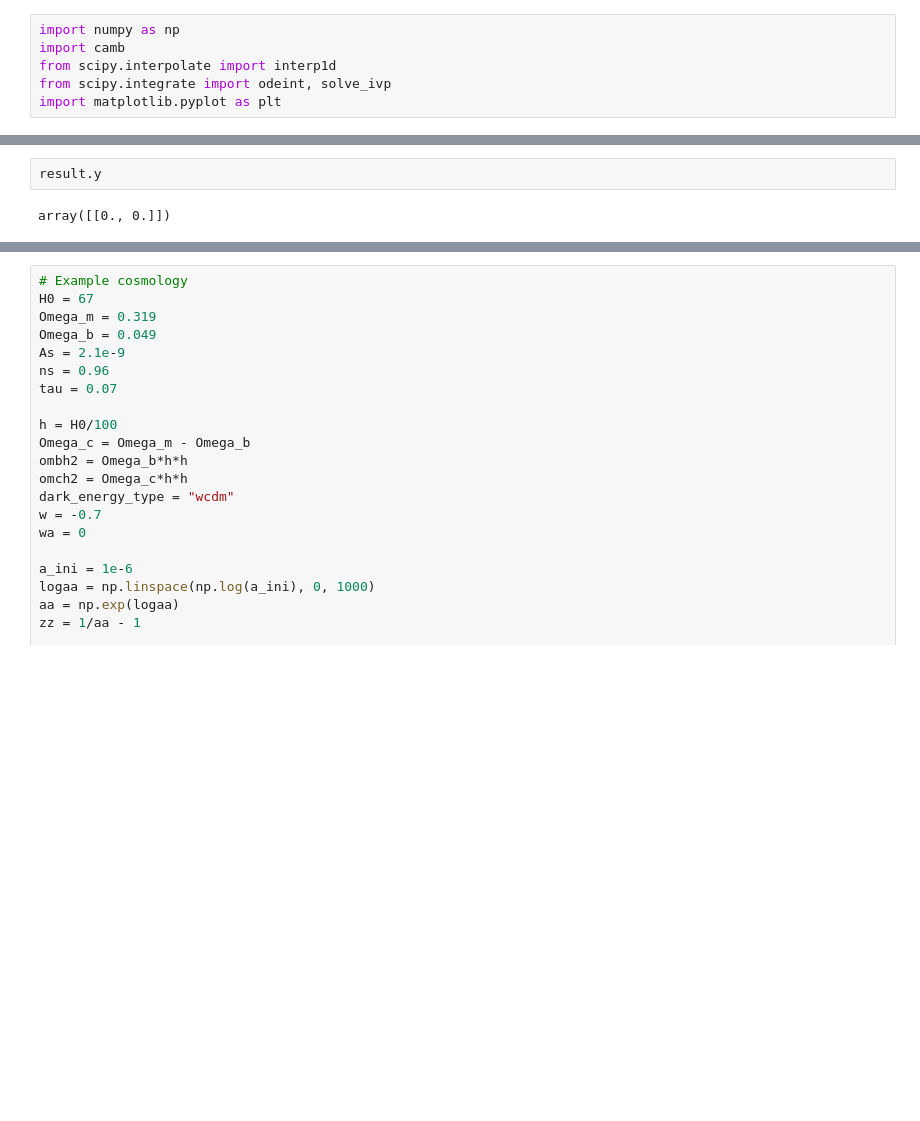
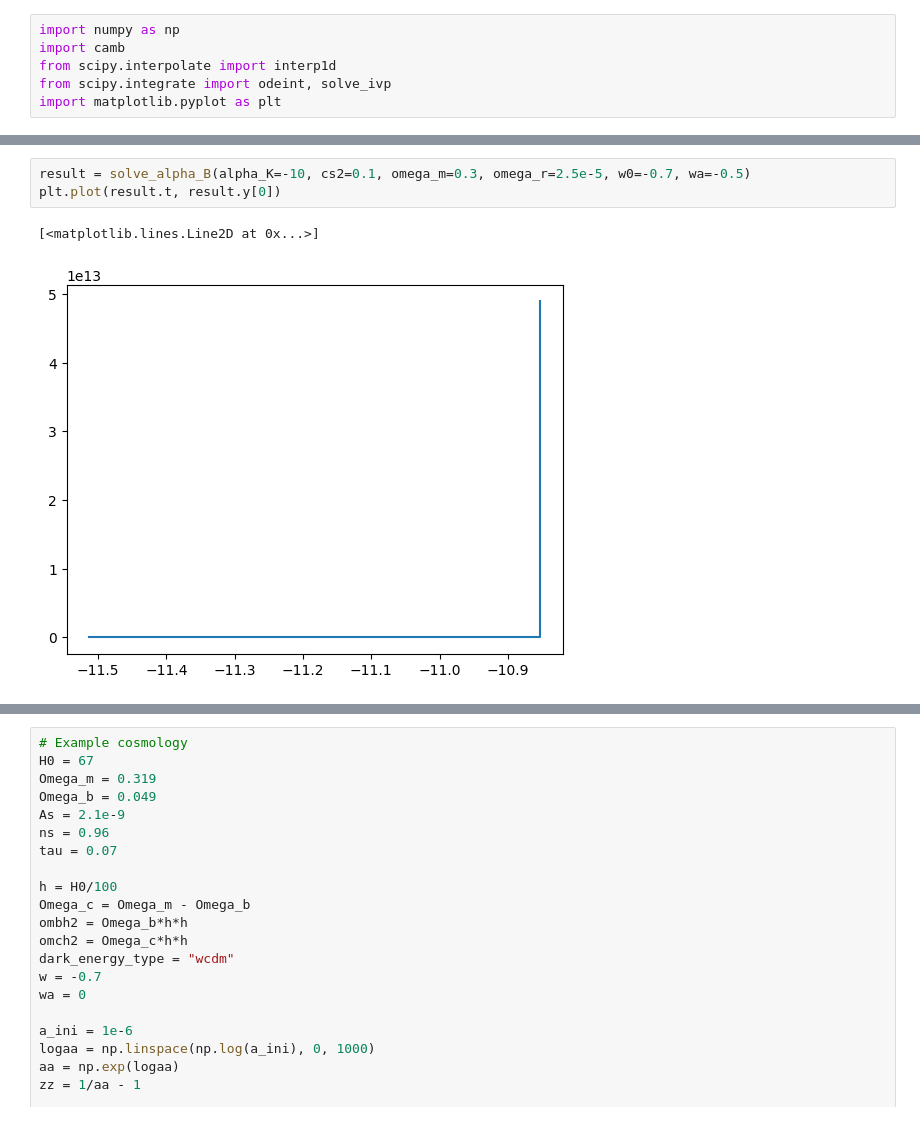
Before and after one commit to joaoreboucas1/cs2-project, a Jupyter notebook: analysis/cs2_alpha_b.ipynb, the cells around one changed output, grey strips where cells are left out. Drawn from its saved outputs; the diff is of its cells as text; blank space fills up the shorter version.

```diff
--- a/analysis/cs2_alpha_b.ipynb
+++ b/analysis/cs2_alpha_b.ipynb
@@ -95,4 +112,6 @@ find_alpha_B(1, 0.3, 2.5e-5, -0.9, 0.2)
 # %%
-result.y
+result = solve_alpha_B(alpha_K=-10, cs2=0.1, omega_m=0.3, omega_r=2.5e-5, w0=-0.7, wa=-0.5)
+plt.plot(result.t, result.y[0])
 # %% [output]
-array([[0., 0.]])
+[<matplotlib.lines.Line2D at 0x...>]
+[figure, added]
```
Also changed, not shown: parts of 4 cells of this notebook.
